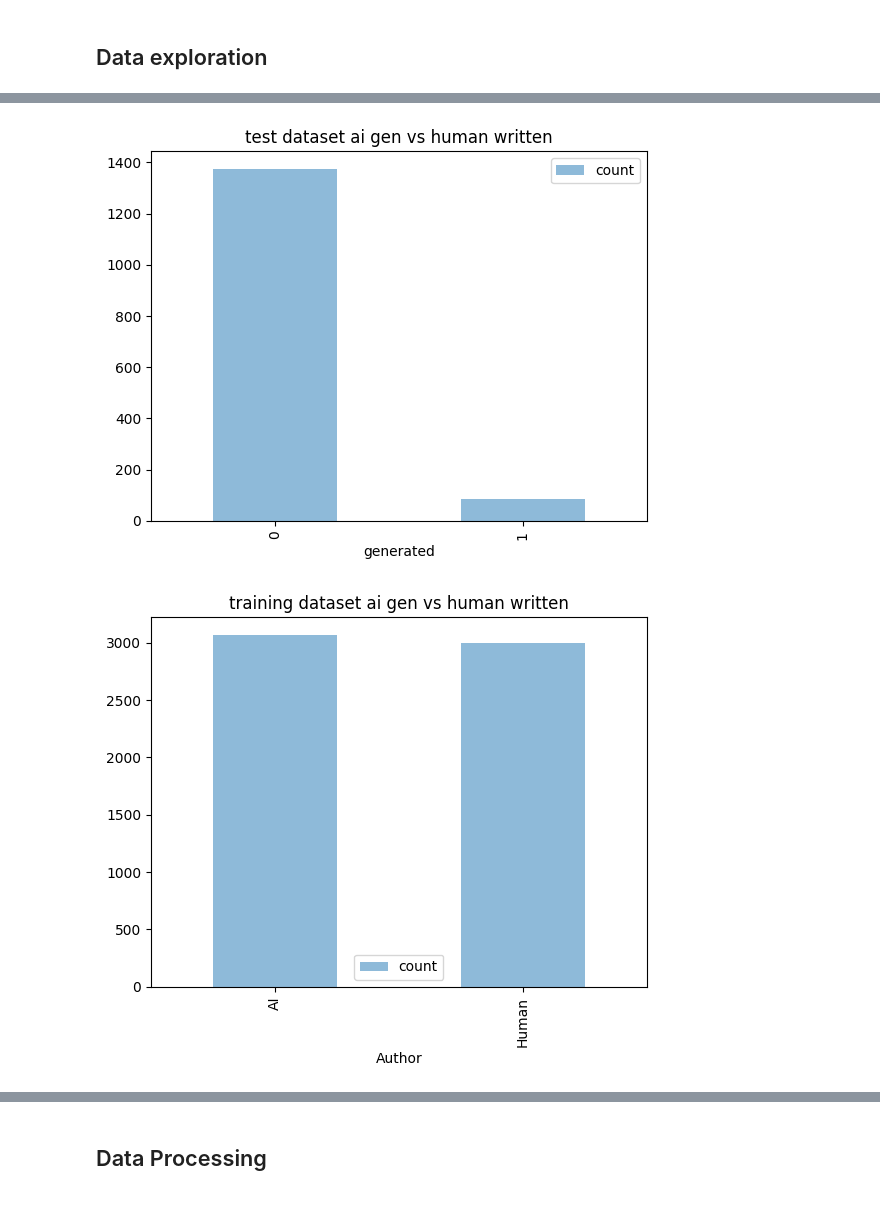
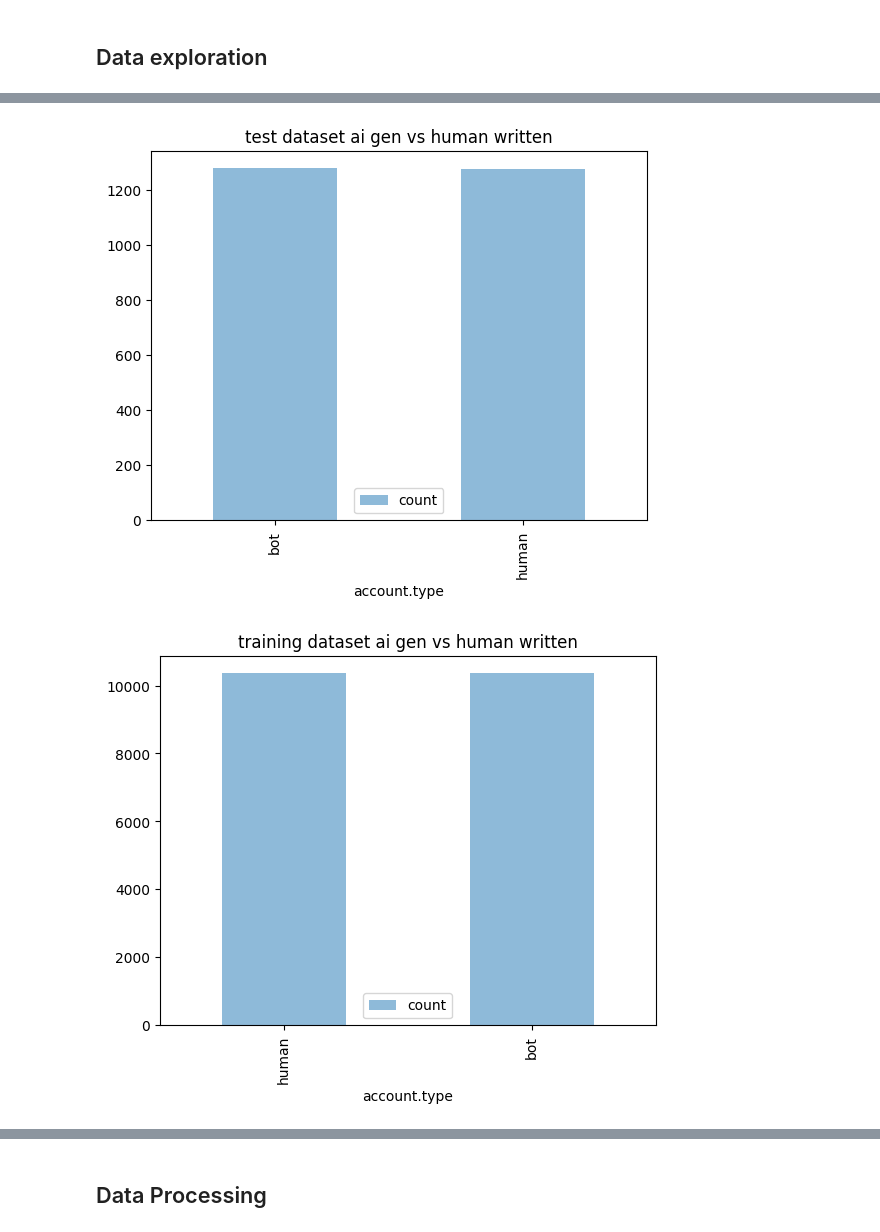
Before and after one commit to ayiii-a/Detecting-LLM-Generated-Social-Media-Accounts-Using-Semantic-and-Textual, a Jupyter notebook: baseline.ipynb, the cells around one changed output, grey strips where cells are left out. Drawn from its saved outputs; the diff is of its cells as text; code cells hidden in the pictures; blank space fills up the shorter version.

Commit message:
baseline using tweepfake w/ tweepfake dataset

```diff
--- a/baseline.ipynb
+++ b/baseline.ipynb
@@ -6,9 +6,9 @@ import numpy as np
 import pandas as pd
 import matplotlib.pyplot as plt
 # %%
-test_dataset = pd.read_csv(".\data\AI_Generated_Essays_Dataset.csv")
-training_dataset = pd.read_csv(".\data\data_for_preprocessing.csv", index_col=0)
-gen_ai_misinformation_set = pd.read_csv(".\data\generative_ai_misinformation_dataset.csv")
+test_dataset = pd.read_csv(".\data\\test.csv", sep=';')
+training_dataset = pd.read_csv(".\data\\train.csv", sep=';')
+validation_set = pd.read_csv(".\data\\validation.csv", sep=';')
 # %% [markdown]
 ## Data exploration
 # %%
@@ -38,14 +58,14 @@ print(gen_ai_misinformation_set.head)
 # %%
 
-test_dataset['generated'].value_counts().plot(kind='bar', legend=True, alpha=.5)
+test_dataset['account.type'].value_counts().plot(kind='bar', legend=True, alpha=.5)
 plt.title("test dataset ai gen vs human written")
 plt.show()
 # %% [output]
-[figure, old version]
+[figure, new version]
 # %%
 
-training_dataset['Author'].value_counts().plot(kind='bar', legend=True, alpha=.5)
+training_dataset['account.type'].value_counts().plot(kind='bar', legend=True, alpha=.5)
 plt.title("training dataset ai gen vs human written")
 plt.show()
 # %% [output]
-[figure, old version]
+[figure, new version]
```
Also changed, not shown: parts of 16 cells of this notebook, 3 other files.
